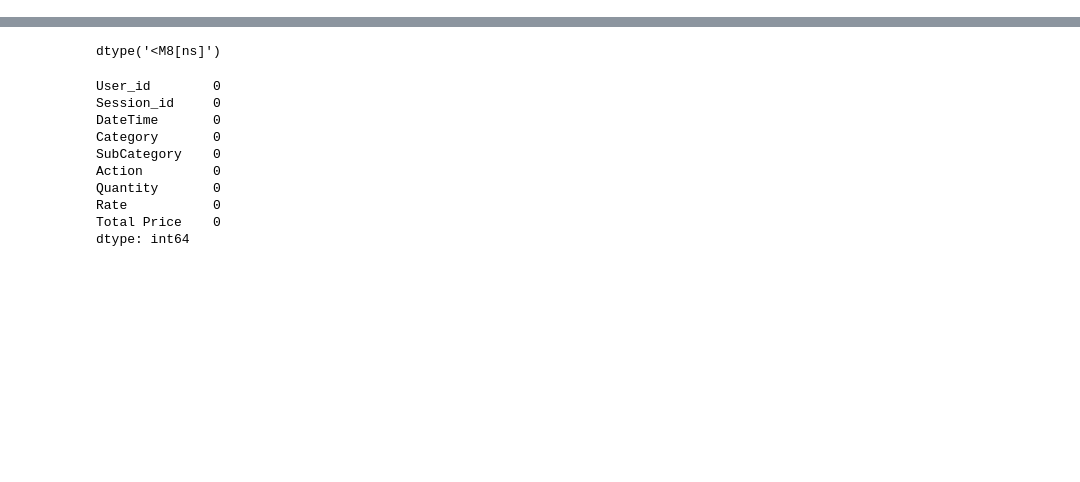
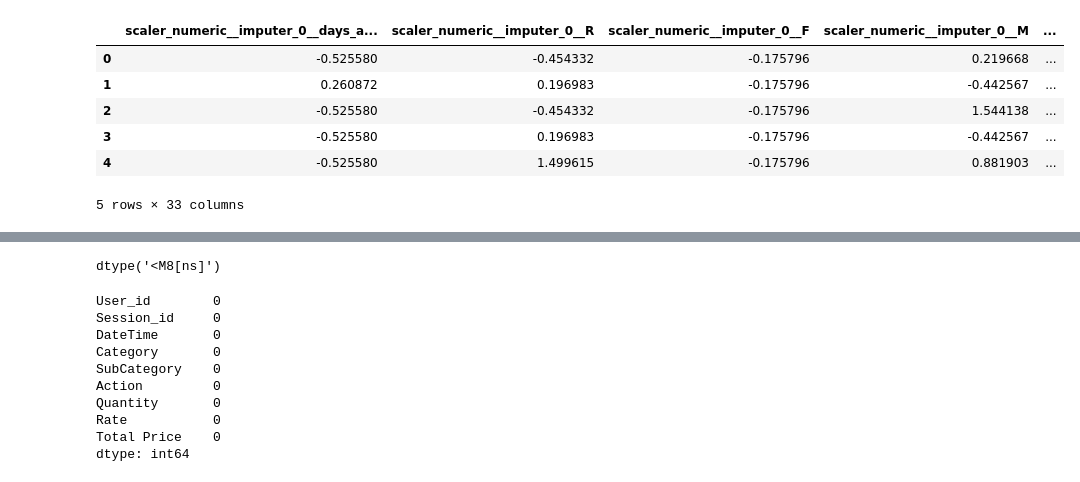
Before and after one commit to prxdyu/customer_propensity_modelling, a Jupyter notebook: artifacts/tester.ipynb, the cells around one changed output, grey strips where cells are left out. Saved outputs shown, nothing was run; the diff lists cells and outputs as text; code cells hidden in the pictures; blank space fills up the shorter version.

```diff
--- a/artifacts/tester.ipynb
+++ b/artifacts/tester.ipynb
@@ -4,0 +6,10 @@ df= pd.read_csv("user_rfm_data.csv")
+# %%
+df.head()
+# %% [output]
+|  | scaler_numeric__imputer_0__days_a... | scaler_numeric__imputer_0__R | scaler_numeric__imputer_0__F | scaler_numeric__imputer_0__M | ... |
+| 0 | -0.525580 | -0.454332 | -0.175796 | 0.219668 | ... |
+| 1 | 0.260872 | 0.196983 | -0.175796 | -0.442567 | ... |
+| 2 | -0.525580 | -0.454332 | -0.175796 | 1.544138 | ... |
+| 3 | -0.525580 | 0.196983 | -0.175796 | -0.442567 | ... |
+| 4 | -0.525580 | 1.499615 | -0.175796 | 0.881903 | ... |
+5 rows × 33 columns
```
Also changed, not shown: parts of 11 cells of this notebook, 37 other files.
